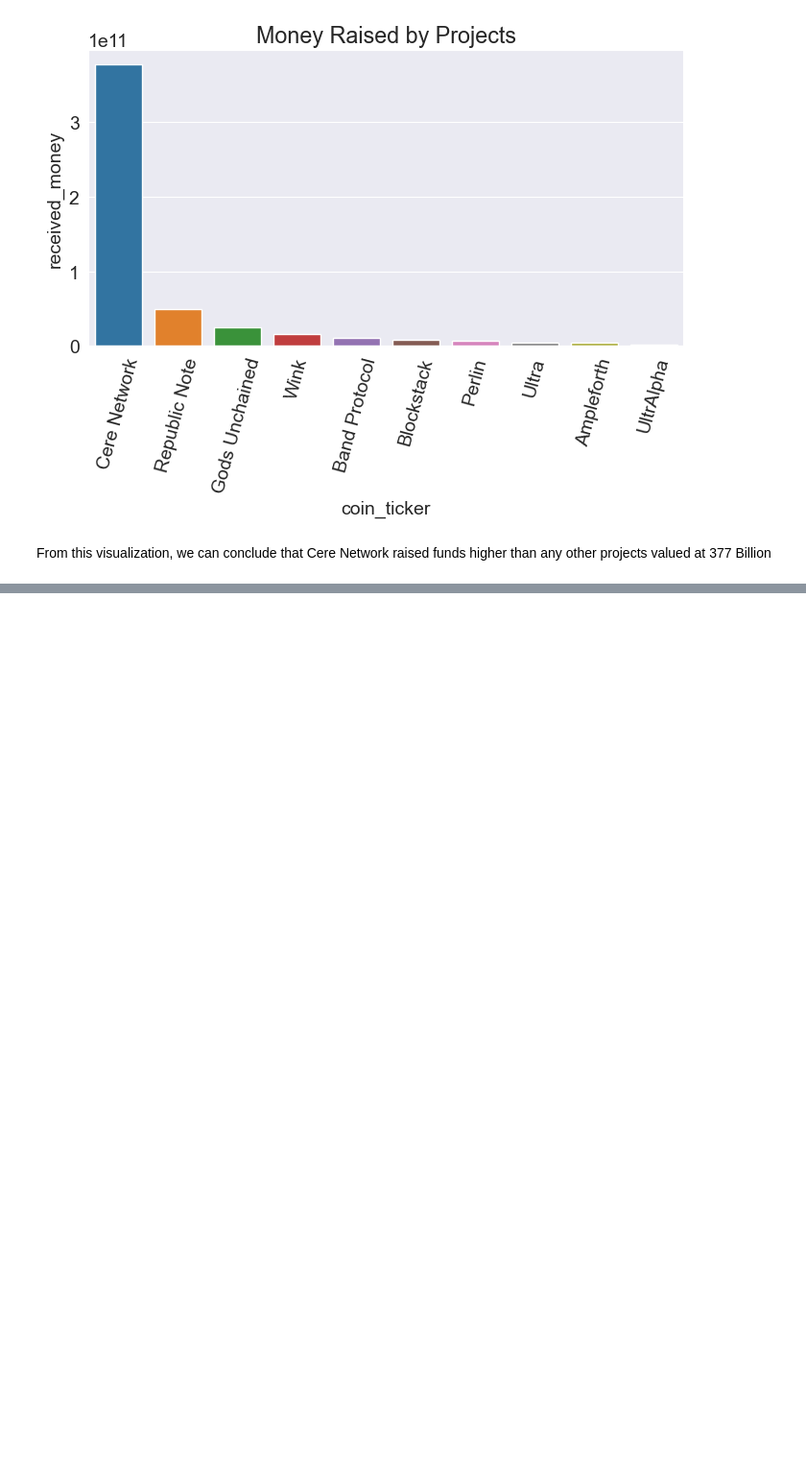
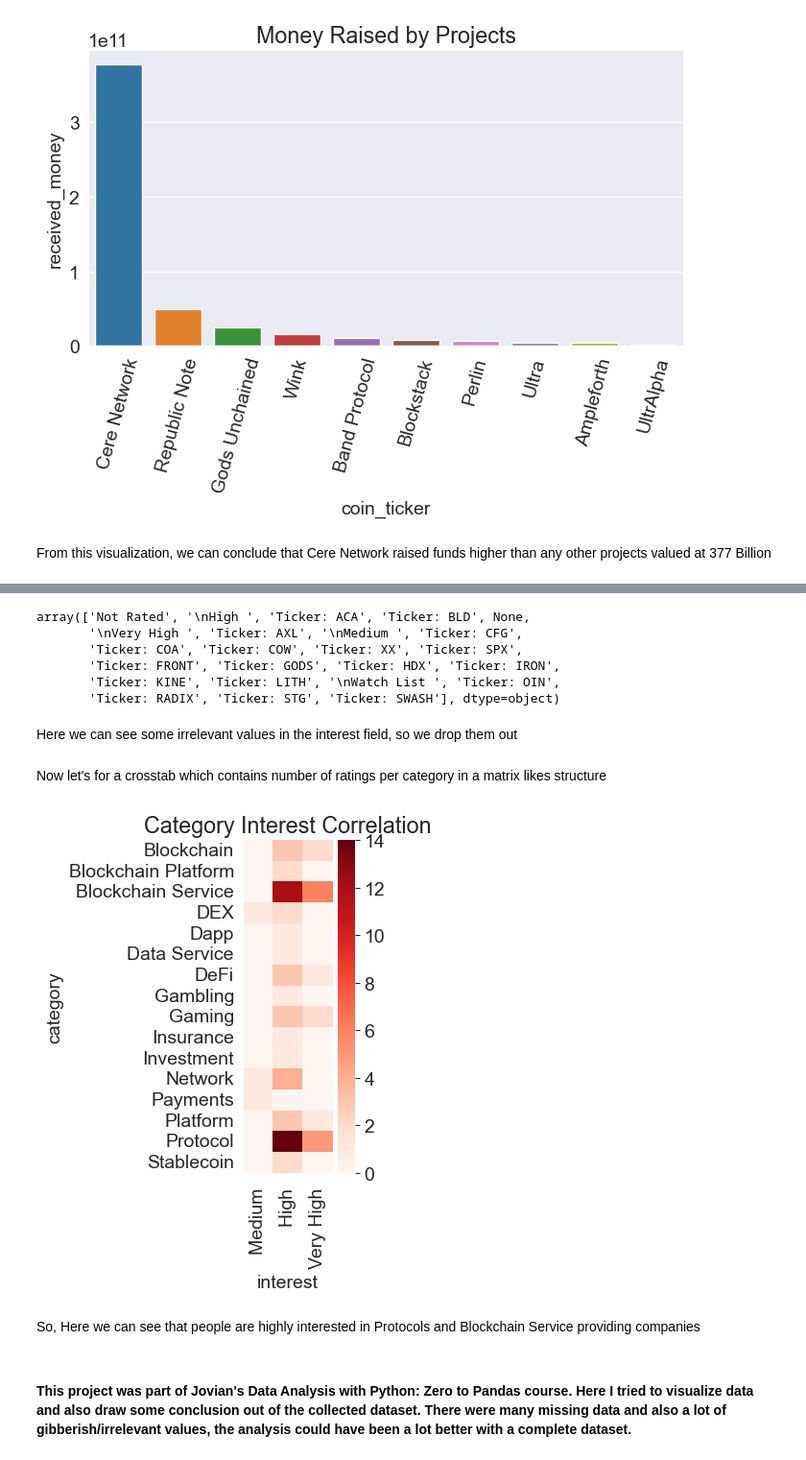
Before and after one commit to MaksudMalik/Analysis-of-ICO-of-Cryptocurrencies, a Jupyter notebook: Analysis.ipynb, the cells around one changed output, grey strips where cells are left out. Shown: that part at 96% size. Cells and saved outputs as stored; diff of their text form; code cells hidden in the pictures; blank space fills up the shorter version.

```diff
--- a/Analysis.ipynb
+++ b/Analysis.ipynb
@@ -125,0 +228,33 @@ From this visualization, we can conclude that Cere Network raised funds higher t
+# %%
+corr_df=ico_data.groupby(ico_data.coin_ticker)[['interest','category']].first().reset_index()
+corr_df.interest.unique()
+# %% [output]
+array(['Not Rated', '\nHigh ', 'Ticker: ACA', 'Ticker: BLD', None,
+       '\nVery High ', 'Ticker: AXL', '\nMedium ', 'Ticker: CFG',
+       'Ticker: COA', 'Ticker: COW', 'Ticker: XX', 'Ticker: SPX',
+       'Ticker: FRONT', 'Ticker: GODS', 'Ticker: HDX', 'Ticker: IRON',
+       'Ticker: KINE', 'Ticker: LITH', '\nWatch List ', 'Ticker: OIN',
+       'Ticker: RADIX', 'Ticker: STG', 'Ticker: SWASH'], dtype=object)
+# %% [markdown]
+Here we can see some irrelevant values in the interest field, so we drop them out
+# %%
+corr_df.drop(corr_df[~corr_df.interest.isin(['\nHigh ', '\nVery High ','\nMedium '])].index, inplace=True)
+# %%
+def clean (string):
+    return string[1::]
+corr_df['interest']=corr_df['interest'].apply(clean)
+# %% [markdown]
+Now let's for a crosstab which contains number of ratings per category in a matrix likes structure
+# %%
+cross_tab = pd.crosstab(corr_df['category'], corr_df['interest'])
+cross_tab=cross_tab.reindex(columns=['Medium ', 'High ', 'Very High '])
+# %%
+plt.figure(figsize=(1.5,4.5))
+plt.title('Category Interest Correlation')
+sns.heatmap(cross_tab, annot=False, cmap='Reds');
+# %% [output]
+[figure, added]
+# %% [markdown]
+So, Here we can see that people are highly interested in Protocols and Blockchain Service providing companies
+# %% [markdown]
+#### This project was part of Jovian's Data Analysis with Python: Zero to Pandas course. Here I tried to visualize data and also draw some conclusion out of the collected dataset. There were many missing data and also a lot of gibberish/irrelevant values, the analysis could have been a lot better with a complete dataset.
```
Also changed, not shown: parts of 17 cells of this notebook.
